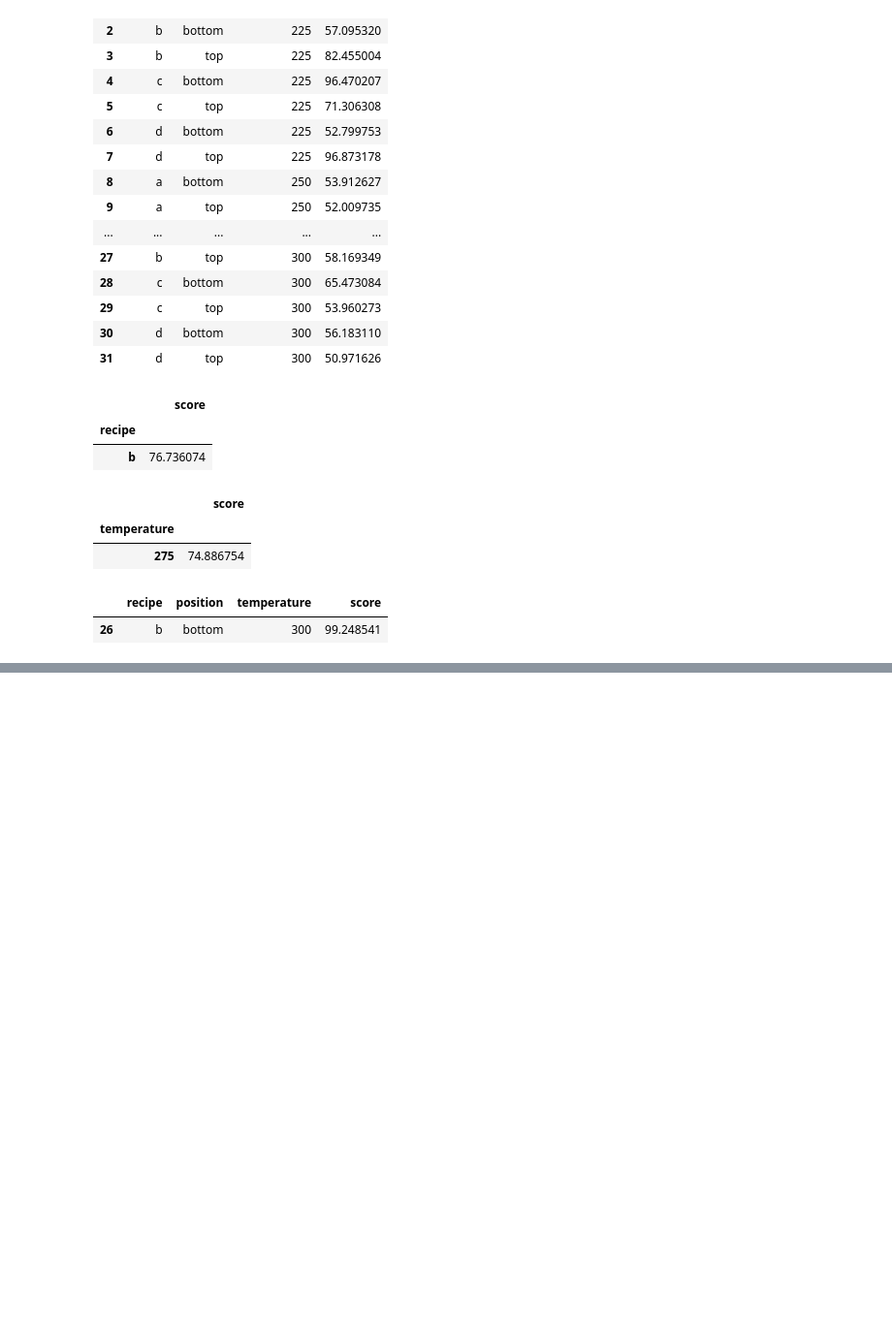
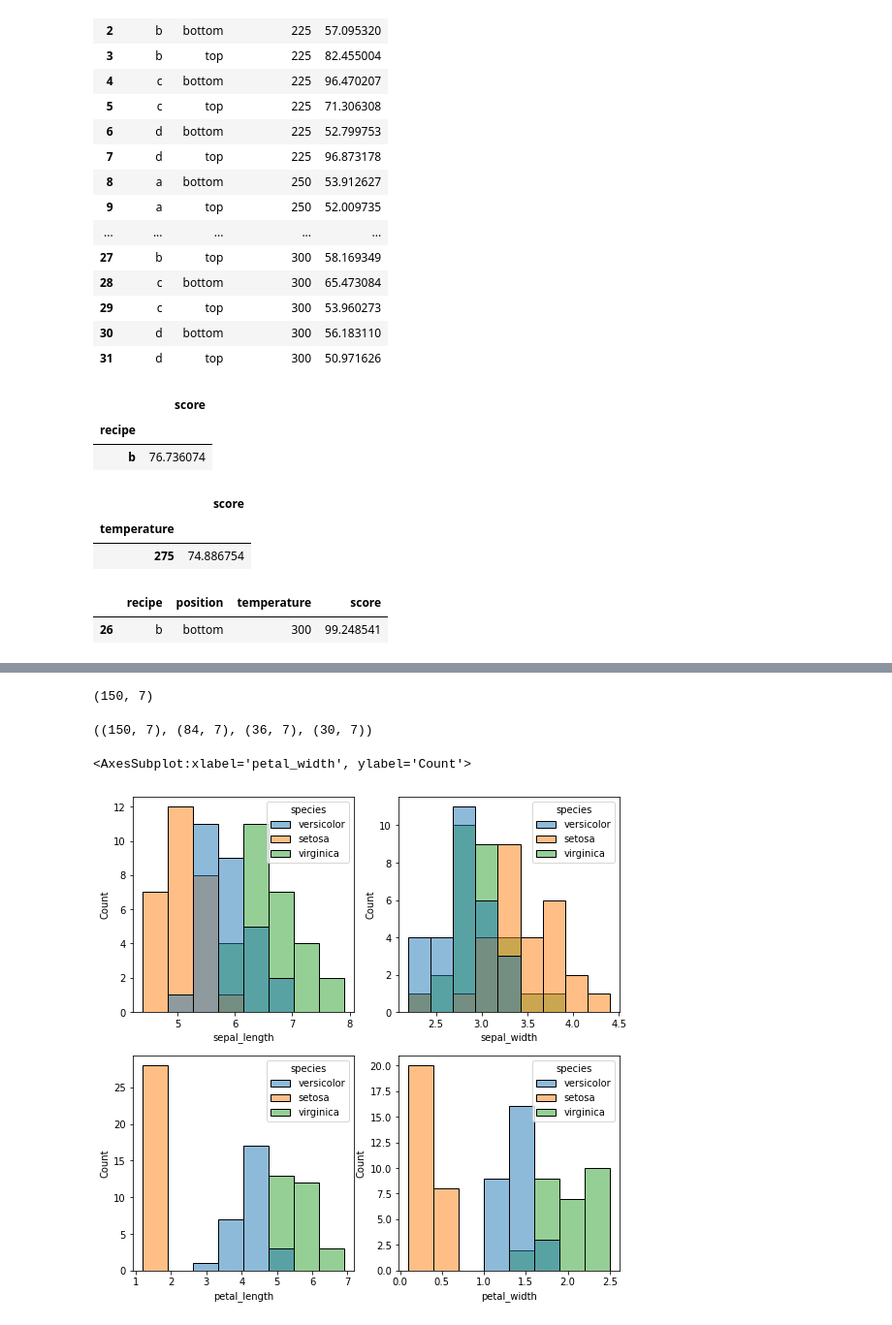
Before and after one commit to CurtisJohansen/classification-exercises, a Jupyter notebook: classification_exercises.ipynb, the cells around one changed output, grey strips where cells are left out. Shown: that part at 97% size. Saved outputs shown, nothing was run; the diff lists cells and outputs as text; code cells hidden in the pictures; blank space fills up the shorter version.

```diff
--- a/classification_exercises.ipynb
+++ b/classification_exercises.ipynb
@@ -802,0 +817,4 @@ cake_melt.sort_values('score', ascending = False).head(1)
+# %%
+# 1. Acquire, prepare & split your data.
+
+iris_df = acquire.get_iris_data()
@@ -802,0 +859,5 @@ cake_melt.sort_values('score', ascending = False).head(1)
+# %%
+# prepare data
+
+df = prep_iris(iris_df)
+df.sample(5)
@@ -802,0 +871,15 @@ cake_melt.sort_values('score', ascending = False).head(1)
+# %%
+df.shape
+# %% [output]
+(150, 7)
+# %%
+# split data
+
+train, test = train_test_split(df, test_size=0.2, random_state=123, stratify = df.species)
+train, validate = train_test_split(train, train_size=0.7, random_state=123, stratify = train.species)
+# %%
+# checking data
+
+df.shape, train.shape, validate.shape, test.shape
+# %% [output]
+((150, 7), (84, 7), (36, 7), (30, 7))
@@ -802,0 +896,11 @@ cake_melt.sort_values('score', ascending = False).head(1)
+# %%
+# create a histogram
+
+fig, axs = plt.subplots(2,2, figsize=(9,9))
+sns.histplot(data=train, x='sepal_length', ax=axs[0,0], hue='species')
+sns.histplot(data=train, x='sepal_width', ax=axs[0,1], hue='species')
+sns.histplot(data=train, x='petal_length', ax=axs[1,0], hue='species')
+sns.histplot(data=train, x='petal_width', ax=axs[1,1], hue='species')
+# %% [output]
+<AxesSubplot:xlabel='petal_width', ylabel='Count'>
+[figure, added]
```
Also changed, not shown: parts of 52 cells of this notebook.
